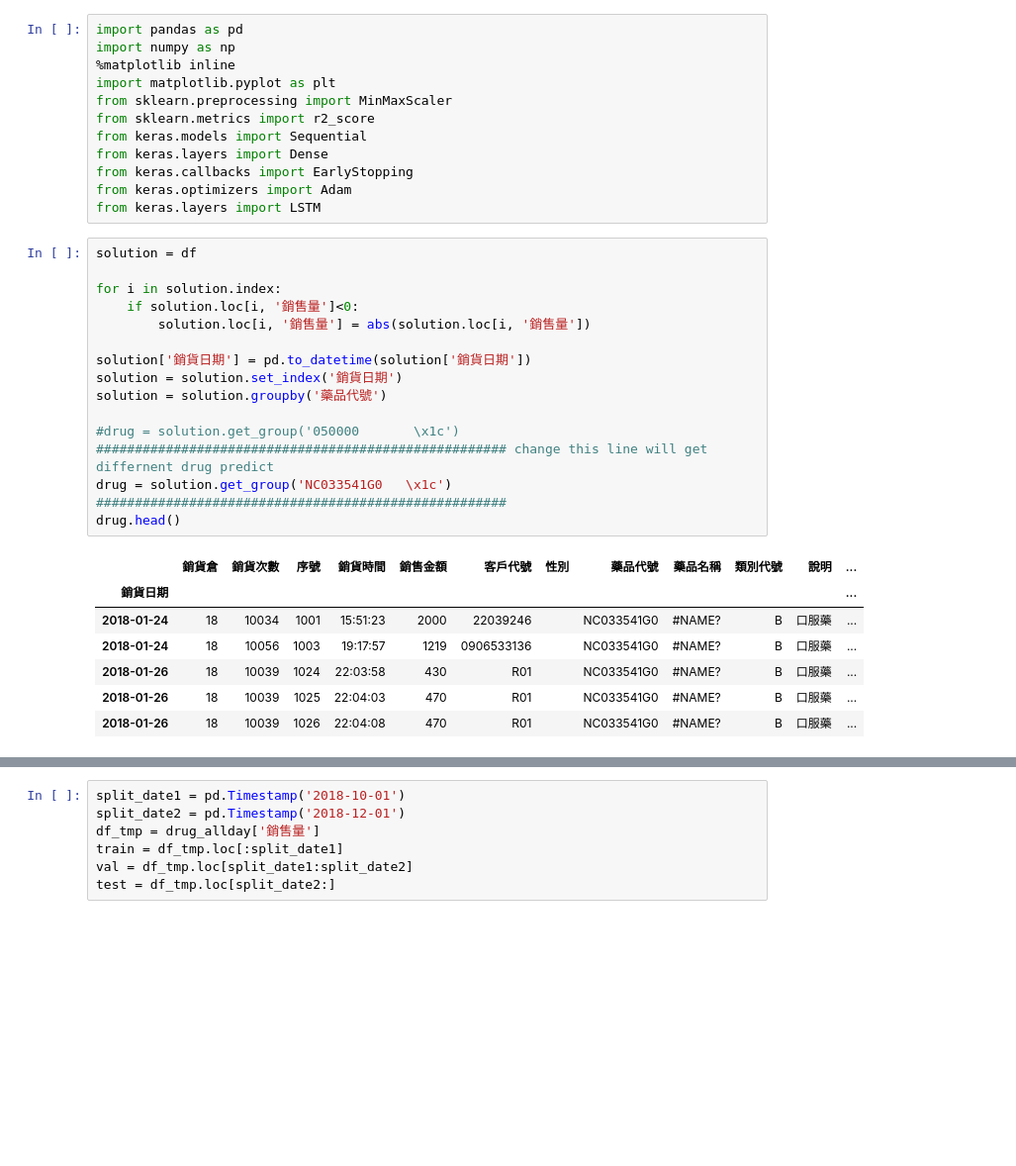
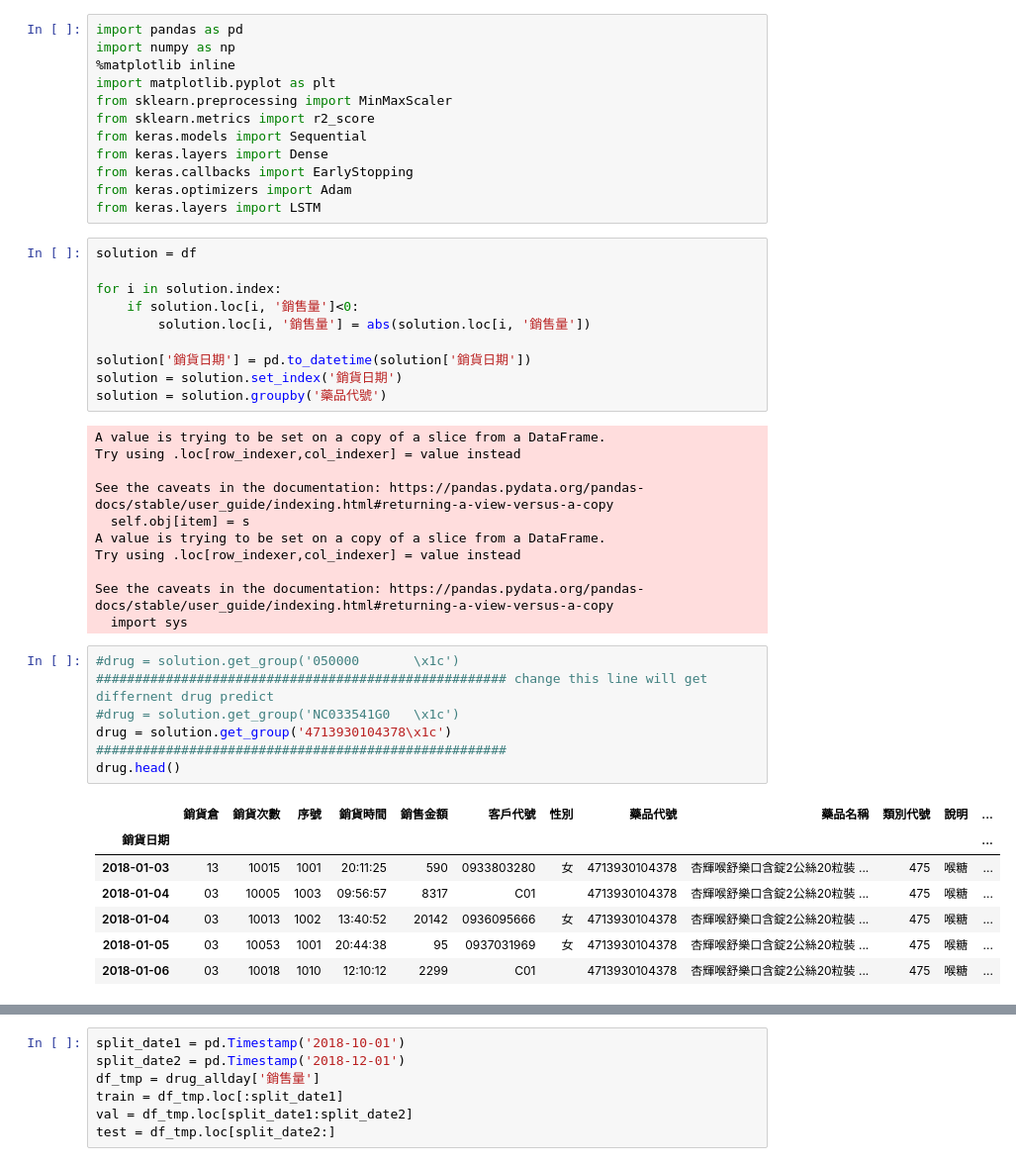
Before and after one commit to Jeremy35689/Visual-Analysis-midterm-project, a Jupyter notebook: VA Midterm Project.ipynb, the cells around one changed output, grey strips where cells are left out. Shown at 99% size. Saved outputs shown, nothing was run; the diff lists cells and outputs as text; blank space fills up the shorter version.

```diff
--- a/VA Midterm Project.ipynb
+++ b/VA Midterm Project.ipynb
@@ -361,20 +348,32 @@ for i in solution.index:
 solution['銷貨日期'] = pd.to_datetime(solution['銷貨日期'])
 solution = solution.set_index('銷貨日期')
 solution = solution.groupby('藥品代號')
-
-#drug = solution.get_group('050000       \x1c')
-##################################################### change this line will get differnent drug predict
-drug = solution.get_group('NC033541G0   \x1c')
-#####################################################
-drug.head()
 # %% [output]
-|  | 銷貨倉 | 銷貨次數 | 序號 | 銷貨時間 | 銷售金額 | 客戶代號 | 性別 | 藥品代號 | 藥品名稱 | 類別代號 | 說明 | ... |
-| 銷貨日期 |  |  |  |  |  |  |  |  |  |  |  | ... |
-| 2018-01-24 | 18 | 10034 | 1001 | 15:51:23 | 2000 | 22039246 |  | NC033541G0 | #NAME? | B | 口服藥 | ... |
-| 2018-01-24 | 18 | 10056 | 1003 | 19:17:57 | 1219 | 0906533136 |  | NC033541G0 | #NAME? | B | 口服藥 | ... |
-| 2018-01-26 | 18 | 10039 | 1024 | 22:03:58 | 430 | R01 |  | NC033541G0 | #NAME? | B | 口服藥 | ... |
-| 2018-01-26 | 18 | 10039 | 1025 | 22:04:03 | 470 | R01 |  | NC033541G0 | #NAME? | B | 口服藥 | ... |
-| 2018-01-26 | 18 | 10039 | 1026 | 22:04:08 | 470 | R01 |  | NC033541G0 | #NAME? | B | 口服藥 | ... |
+A value is trying to be set on a copy of a slice from a DataFrame.
+Try using .loc[row_indexer,col_indexer] = value instead
+
+See the caveats in the documentation: https://pandas.pydata.org/pandas-docs/stable/user_guide/indexing.html#returning-a-view-versus-a-copy
+  self.obj[item] = s
+A value is trying to be set on a copy of a slice from a DataFrame.
+Try using .loc[row_indexer,col_indexer] = value instead
+
+See the caveats in the documentation: https://pandas.pydata.org/pandas-docs/stable/user_guide/indexing.html#returning-a-view-versus-a-copy
+  import sys
+# %%
+#drug = solution.get_group('050000       \x1c')
+##################################################### change this line will get differnent drug predict
+#drug = solution.get_group('NC033541G0   \x1c')
+drug = solution.get_group('4713930104378\x1c')
+#####################################################
+drug.head()
+# %% [output]
+|  | 銷貨倉 | 銷貨次數 | 序號 | 銷貨時間 | 銷售金額 | 客戶代號 | 性別 | 藥品代號 | 藥品名稱 | 類別代號 | 說明 | ... |
+| 銷貨日期 |  |  |  |  |  |  |  |  |  |  |  | ... |
+| 2018-01-03 | 13 | 10015 | 1001 | 20:11:25 | 590 | 0933803280 | 女 | 4713930104378 | 杏輝喉舒樂口含錠2公絲20粒裝 ... | 475 | 喉糖 | ... |
+| 2018-01-04 | 03 | 10005 | 1003 | 09:56:57 | 8317 | C01 |  | 4713930104378 | 杏輝喉舒樂口含錠2公絲20粒裝 ... | 475 | 喉糖 | ... |
+| 2018-01-04 | 03 | 10013 | 1002 | 13:40:52 | 20142 | 0936095666 | 女 | 4713930104378 | 杏輝喉舒樂口含錠2公絲20粒裝 ... | 475 | 喉糖 | ... |
+| 2018-01-05 | 03 | 10053 | 1001 | 20:44:38 | 95 | 0937031969 | 女 | 4713930104378 | 杏輝喉舒樂口含錠2公絲20粒裝 ... | 475 | 喉糖 | ... |
+| 2018-01-06 | 03 | 10018 | 1010 | 12:10:12 | 2299 | C01 |  | 4713930104378 | 杏輝喉舒樂口含錠2公絲20粒裝 ... | 475 | 喉糖 | ... |
 # %%
 #drug_allday will have 2018 all day for index and all column will set to zero
 drug_allday = solution.get_group('050000       \x1c')
```
Also changed, not shown: parts of 9 cells of this notebook, 2 other files.
